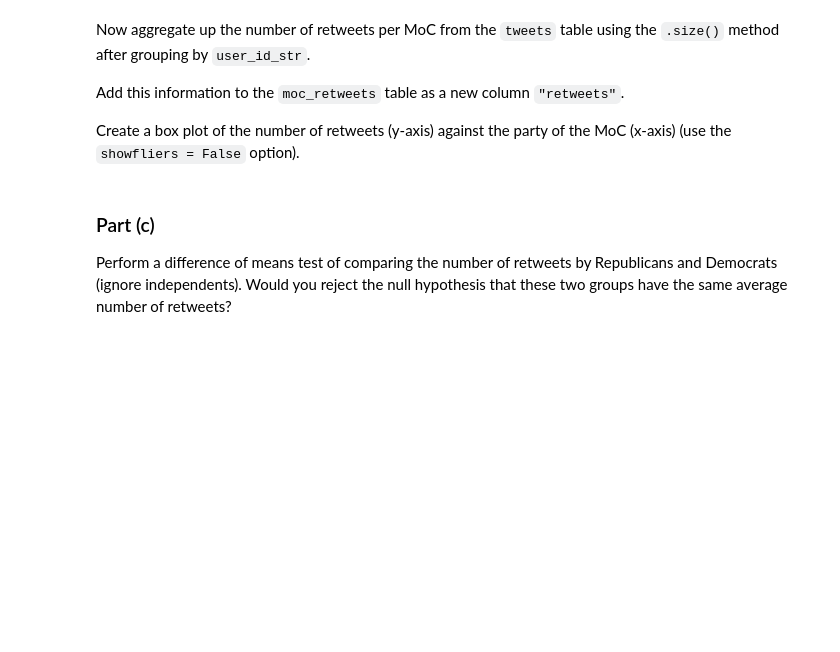
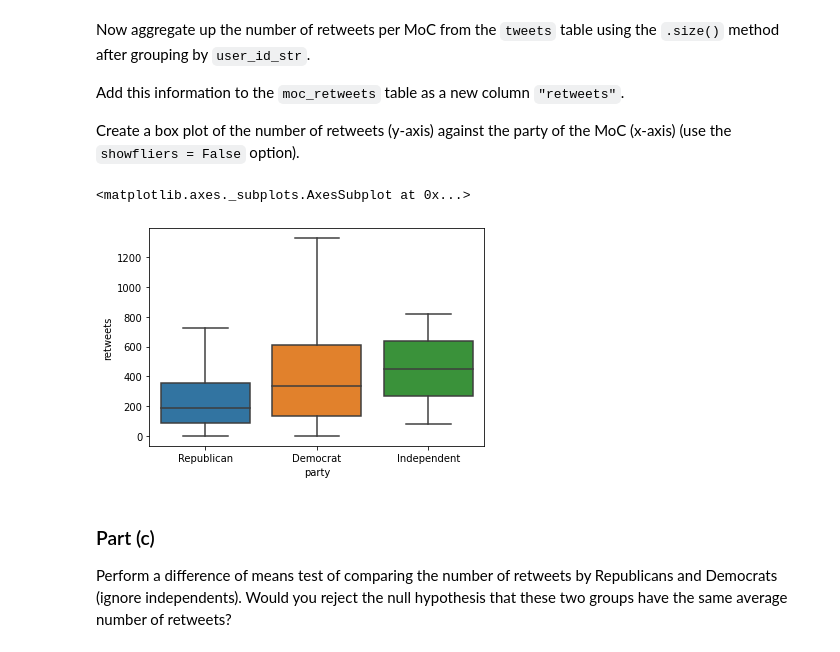
Before and after one commit to painterV/some_coding, a Jupyter notebook: homework05.ipynb, the cells around one changed output. Saved outputs shown, nothing was run; the diff lists cells and outputs as text; code cells hidden in the pictures; blank space fills up the shorter version.

```diff
--- a/homework05.ipynb
+++ b/homework05.ipynb
@@ -224,3 +301,15 @@ Aggregate (`groupby` and `agg`) the retweeting data using the `user_id_str` colu
 Save these results as `moc_retweets`.
 
 Compute (and display) the conditional mean of `user_followers_count` given `age_bucket`. Which age group has the highest average number of followers?
+# %%
+moc_retweets = hh = tweets.groupby('user_id_str').agg({'gender': 'first',
+                                     'chamber': 'first',
+                                     'party': 'first',
+                                     'region': 'first',
+                                     'age_bucket': 'first',
+                                     'age': 'first',
+                                     'user_followers_count': 'max',
+                                     'rt_followers_count': 'mean'
+                                    })
+counts = hh.groupby(["age_bucket"]).agg({'user_followers_count': 'mean'})
+print(counts)
@@ -234,6 +336,13 @@ Add this information to the `moc_retweets` table as a new column `"retweets"`.
 Create a box plot of the number of retweets (y-axis) against the party of the MoC (x-axis) (use the `showfliers = False` option).
 
 <!-- Which party's member tend to have higher amount of retweeting activity -->
+# %%
+moc_retweets["retweets"] = tweets.groupby('user_id_str').size()
+
+sb.boxplot(data = moc_retweets, x = "party", y = "retweets", showfliers = False)
+# %% [output]
+<matplotlib.axes._subplots.AxesSubplot at 0x...>
+[figure, added]
 # %% [markdown]
 ### Part (c)
 
```
Also changed, not shown: parts of 21 cells of this notebook.
